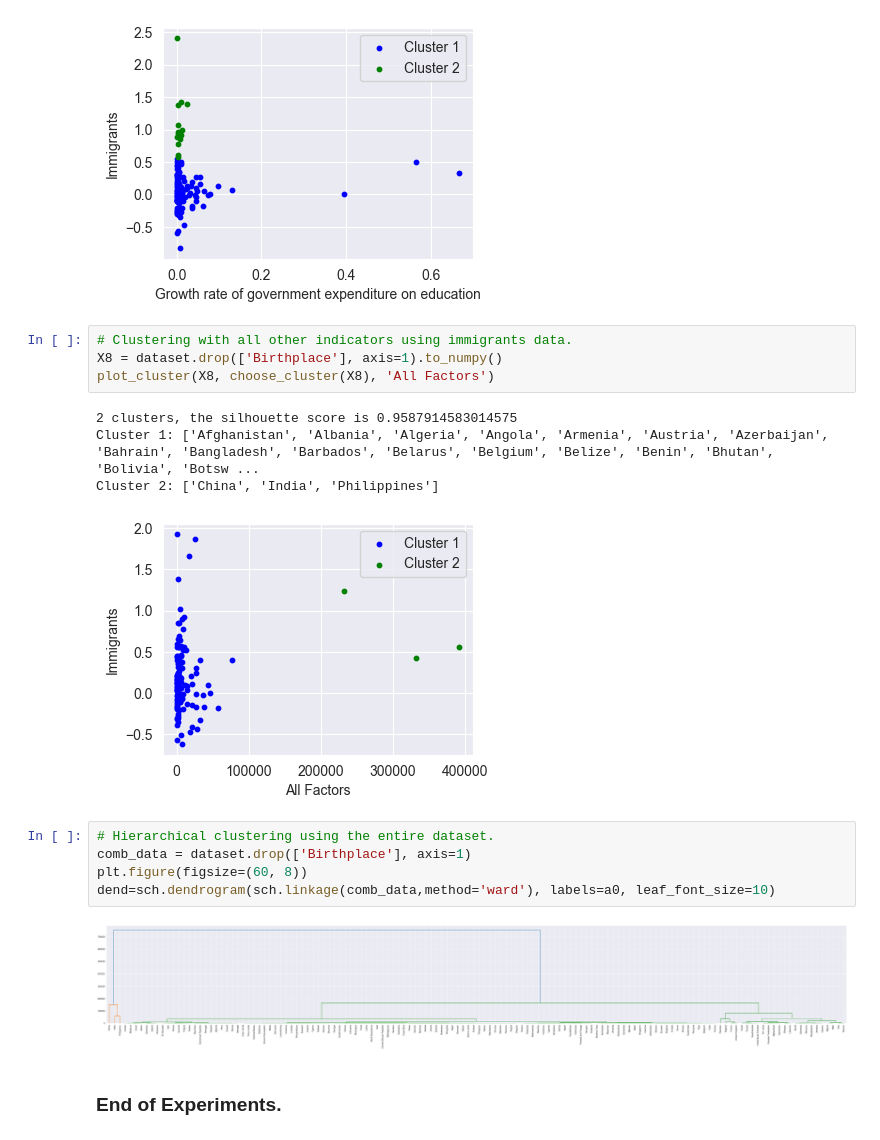
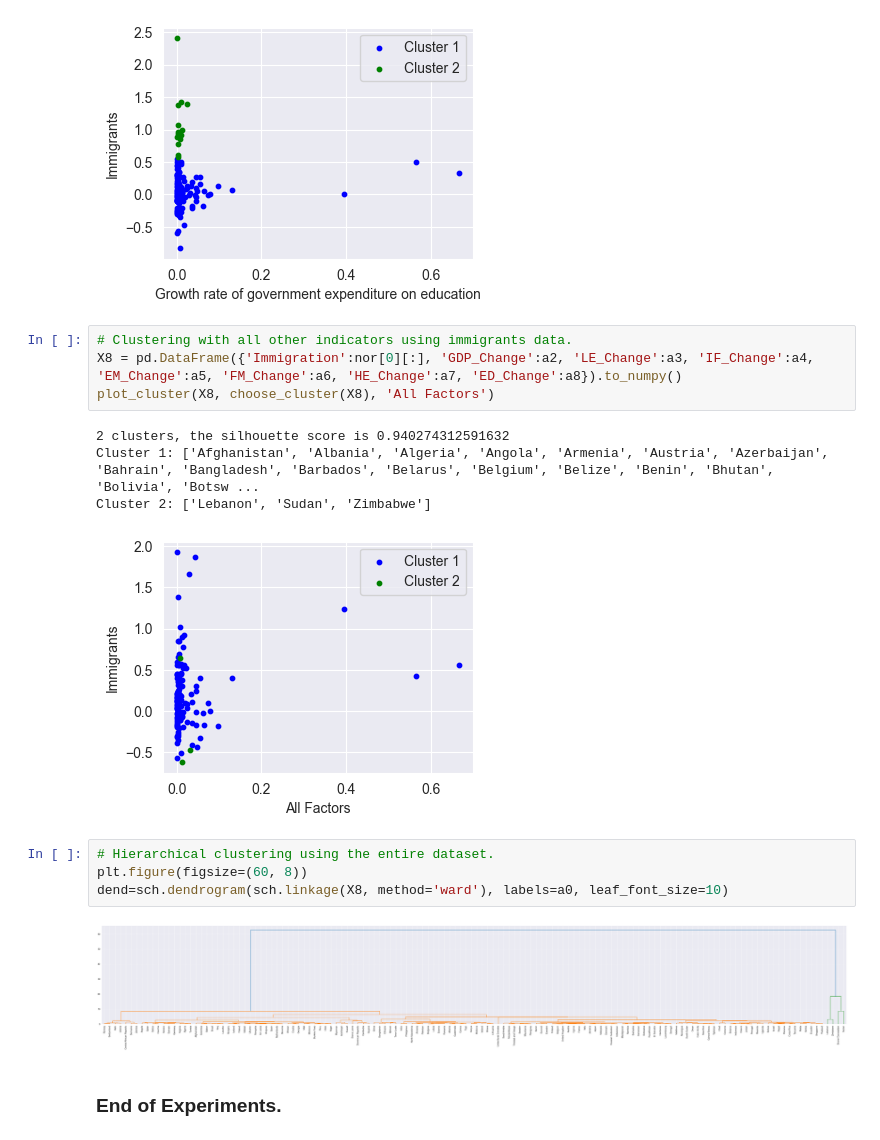
Before and after one commit to Hongwei-Z/CanadianImmigrationStudy, a Jupyter notebook: Experiment_1.ipynb, the cells around one changed output. Cells and saved outputs as stored; diff of their text form.

```diff
--- a/Experiment_1.ipynb
+++ b/Experiment_1.ipynb
@@ -405,19 +405,18 @@ Cluster 2: ['Azerbaijan', 'Burkina Faso', 'Cambodia', 'Central African Republic'
 [figure]
 # %%
 # Clustering with all other indicators using immigrants data.
-X8 = dataset.drop(['Birthplace'], axis=1).to_numpy()
+X8 = pd.DataFrame({'Immigration':nor[0][:], 'GDP_Change':a2, 'LE_Change':a3, 'IF_Change':a4, 'EM_Change':a5, 'FM_Change':a6, 'HE_Change':a7, 'ED_Change':a8}).to_numpy()
 plot_cluster(X8, choose_cluster(X8), 'All Factors')
 # %% [output]
-2 clusters, the silhouette score is 0.9587914583014575
+2 clusters, the silhouette score is 0.940274312591632
 Cluster 1: ['Afghanistan', 'Albania', 'Algeria', 'Angola', 'Armenia', 'Austria', 'Azerbaijan', 'Bahrain', 'Bangladesh', 'Barbados', 'Belarus', 'Belgium', 'Belize', 'Benin', 'Bhutan', 'Bolivia', 'Botsw ...
-Cluster 2: ['China', 'India', 'Philippines']
+Cluster 2: ['Lebanon', 'Sudan', 'Zimbabwe']
-[figure, old version]
+[figure, new version]
 # %%
 # Hierarchical clustering using the entire dataset.
-comb_data = dataset.drop(['Birthplace'], axis=1)
 plt.figure(figsize=(60, 8))
-dend=sch.dendrogram(sch.linkage(comb_data,method='ward'), labels=a0, leaf_font_size=10)
+dend=sch.dendrogram(sch.linkage(X8, method='ward'), labels=a0, leaf_font_size=10)
 # %% [output]
-[figure, old version]
+[figure, new version]
 # %% [markdown]
 ### End of Experiments.
```
